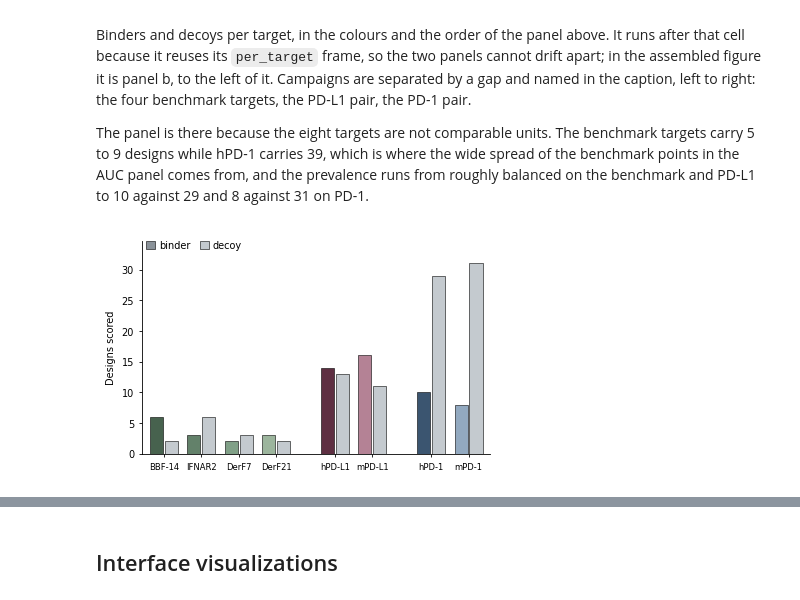
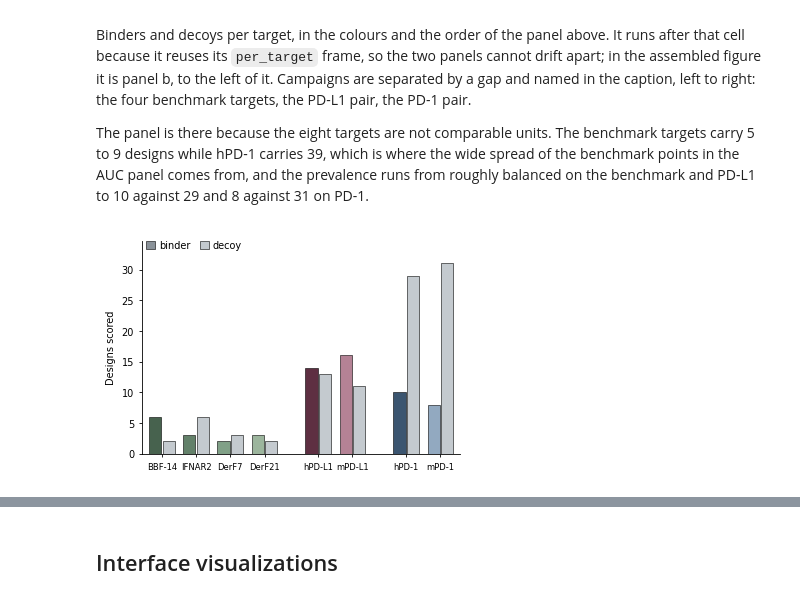
Before and after one commit to Rita-Ann-Roessner/Postdoc-UNIL, a Jupyter notebook: 261111_funnel_paper/Figures.ipynb, the cells around one changed output, grey strips where cells are left out. Saved outputs shown, nothing was run; the diff lists cells and outputs as text; code cells hidden in the pictures.

```diff
--- a/261111_funnel_paper/Figures.ipynb
+++ b/261111_funnel_paper/Figures.ipynb
@@ -910,32 +1338,32 @@ xpos, x, prev = {}, 0.0, None                        # left to right, grouped by
 for t in TARGET_ORDER:
     if prev is not None and info.loc[t, "campaign"] != prev:
         x += GROUP_GAP
     xpos[t] = x
     x += STEP
     prev = info.loc[t, "campaign"]
 
-fig, ax = plt.subplots(figsize=(3.9, 2.4))           # half of A4 text width
+fig, ax = plt.subplots(figsize=(3.6, 2.4))           # half of A4 text width
 
 for t in TARGET_ORDER:
     r, xx = info.loc[t], xpos[t]
     for dx, n, col in ((-DODGE, r.n_bind, r.colour), (DODGE, r.n_dec, DECOY_COLOUR)):
         ax.bar(xx + dx, n, width=BAR_W, color=col, lw=0.4, edgecolor="black", zorder=2)
 
 ax.set_xticks([xpos[t] for t in TARGET_ORDER])
 ax.set_xticklabels(TARGET_ORDER, fontsize=6)
 ax.set_xlim(min(xpos.values()) - 0.75, max(xpos.values()) + 0.75)
 ax.set_ylim(0, max(info[["n_bind", "n_dec"]].max()) * 1.12)
 ax.set_ylabel("Designs scored")
 ax.set_xlabel("")
 
 handles = [plt.Rectangle((0, 0), 1, 1, fc="#8A9299", ec="black", lw=0.4),
            plt.Rectangle((0, 0), 1, 1, fc=DECOY_COLOUR, ec="black", lw=0.4)]
 ax.legend(handles, ["binder", "decoy"], loc="upper left", bbox_to_anchor=(0.0, 1.02),
           frameon=False, handlelength=0.9, handleheight=0.9, handletextpad=0.4,
           columnspacing=1.0, ncol=2, borderaxespad=0)
 
 sns.despine(fig)
 fig.tight_layout(pad=0.3)
 fig.savefig("Figure2/target_composition.svg")
 # %% [output]
-[figure, old version]
+[figure, new version]
```
Also changed, not shown: parts of 15 cells of this notebook, 1 other file.
